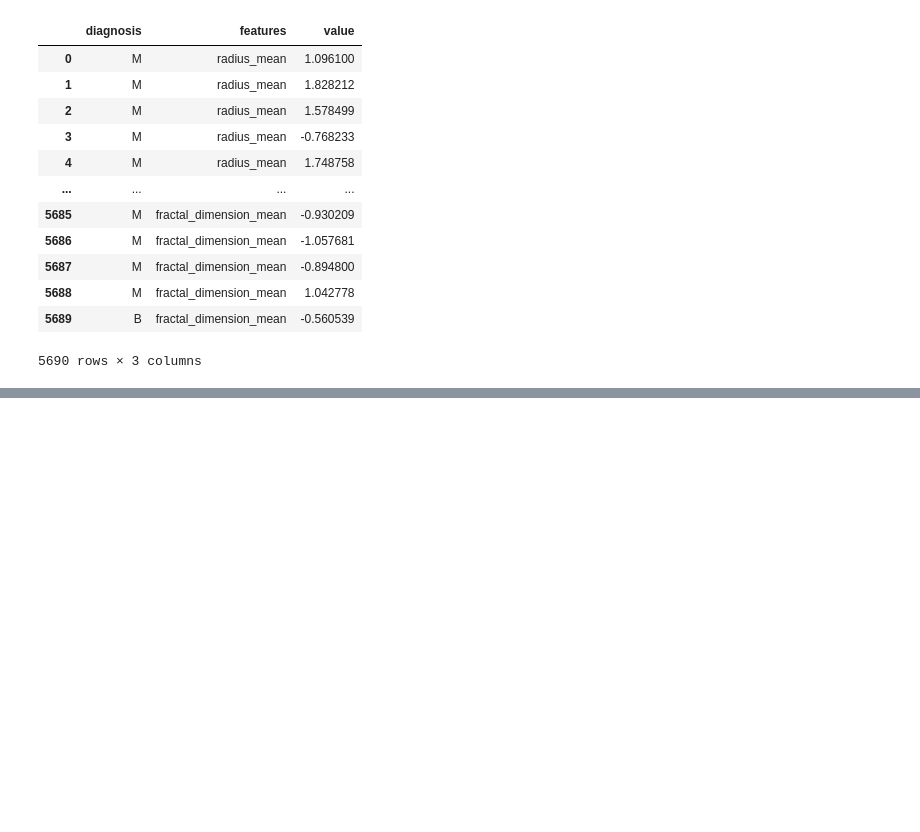
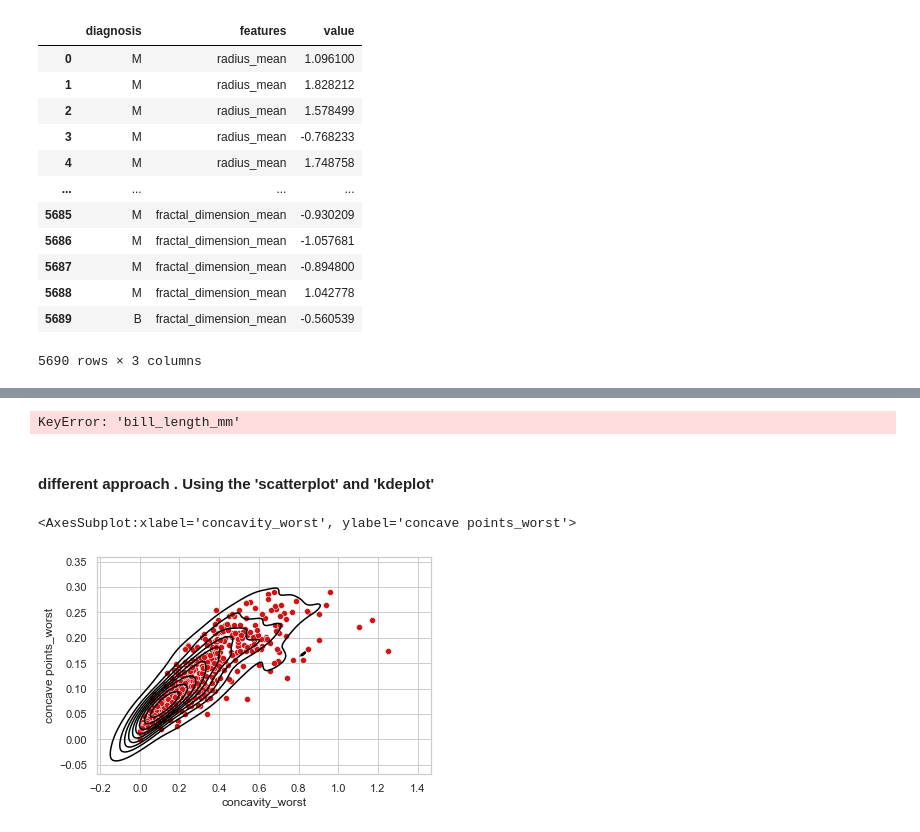
Before and after one commit to namanmarria/ML_ALGOS_GUIDED_PROJECT, a Jupyter notebook: DATA_ANALYSIS_SEABORN/Exploratory_data_analysis_with_seaborn.ipynb, the cells around one changed output, grey strips where cells are left out. Drawn from its saved outputs; the diff is of its cells as text; code cells hidden in the pictures; blank space fills up the shorter version.

```diff
--- a/DATA_ANALYSIS_SEABORN/Exploratory_data_analysis_with_seaborn.ipynb
+++ b/DATA_ANALYSIS_SEABORN/Exploratory_data_analysis_with_seaborn.ipynb
@@ -165,0 +291,14 @@ plt.legend()
+# %%
+len((data_new["bill_length_mm"].values).tolist())
+# %% [output]
+KeyError: 'bill_length_mm'
+# %% [markdown]
+#### different approach . Using the 'scatterplot' and 'kdeplot'
+# %%
+import seaborn as sns
+
+sns.scatterplot(x='concavity_worst', y='concave points_worst', data=x, color='#ce1414')
+sns.kdeplot(x='concavity_worst', y='concave points_worst', data=x, color='black')
+# %% [output]
+<AxesSubplot:xlabel='concavity_worst', ylabel='concave points_worst'>
+[figure, added]
```
Also changed, not shown: parts of 24 cells of this notebook.
